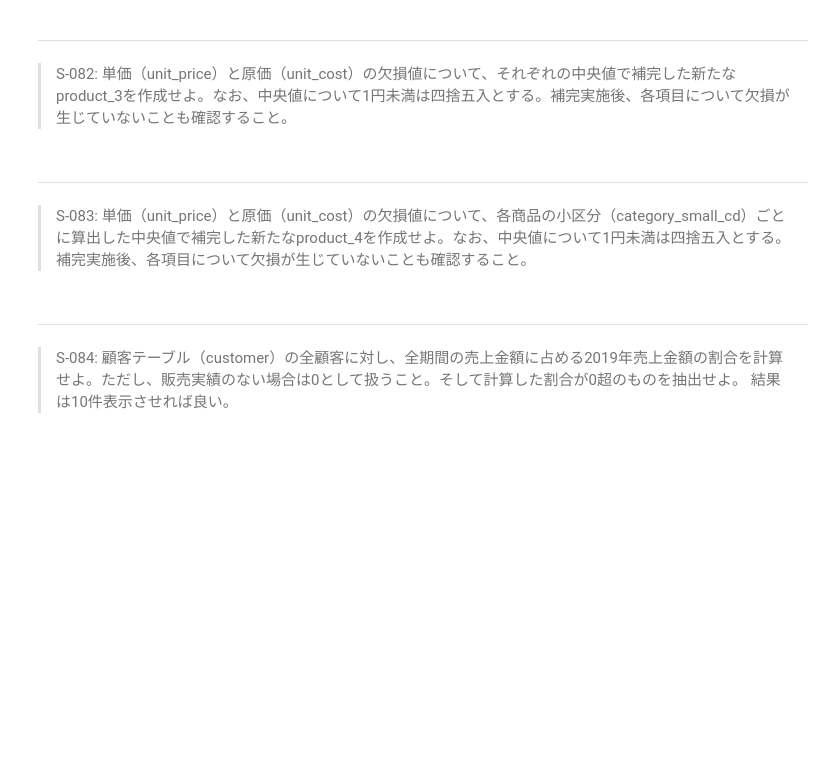
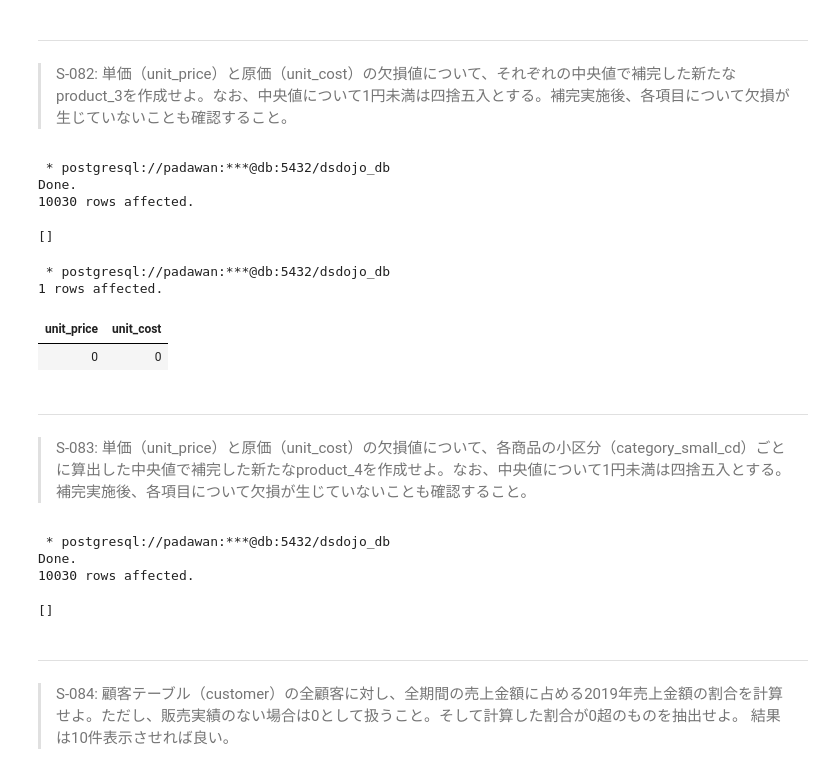
Before and after one commit to Toma0916/100knocks-preprocess, a Jupyter notebook: docker/work/preprocess_knock_SQL.ipynb, the cells around one changed output. Drawn from its saved outputs; the diff is of its cells as text; code cells hidden in the pictures; blank space fills up the shorter version.

```diff
--- a/docker/work/preprocess_knock_SQL.ipynb
+++ b/docker/work/preprocess_knock_SQL.ipynb
@@ -2173,3 +2209,43 @@ Done.
+# %%
+%%sql
+DROP TABLE IF EXISTS product_3;
+CREATE TABLE product_3 AS (
+    SELECT
+        product_cd,
+        category_major_cd,
+        category_medium_cd,
+        category_small_cd,
+        COALESCE(unit_price, price_med) AS unit_price,
+        COALESCE(unit_cost, cost_med) AS unit_cost
+    FROM
+        product
+    CROSS JOIN (
+        SELECT
+            ROUND(PERCENTILE_CONT(0.5) WITHIN GROUP(ORDER BY unit_price)) AS price_med,
+            ROUND(PERCENTILE_CONT(0.5) WITHIN GROUP(ORDER BY unit_cost)) AS cost_med
+        FROM
+            product
+    ) stats_product
+)
+# %% [output]
+ * postgresql://padawan:***@db:5432/dsdojo_db
+Done.
+10030 rows affected.
+[]
+# %%
+%%sql
+SELECT
+    SUM(CASE WHEN unit_price IS NULL THEN 1 ELSE 0 END) AS unit_price,
+    SUM(CASE WHEN unit_cost IS NULL THEN 1 ELSE 0 END) AS unit_cost
+FROM
+    product_3
+LIMIT
+    10
+# %% [output]
+ * postgresql://padawan:***@db:5432/dsdojo_db
+1 rows affected.
+| unit_price | unit_cost |
+| 0 | 0 |
 # %% [markdown]
 ---
 > S-083: 単価（unit_price）と原価（unit_cost）の欠損値について、各商品の小区分（category_small_cd）ごとに算出した中央値で補完した新たなproduct_4を作成せよ。なお、中央値について1円未満は四捨五入とする。補完実施後、各項目について欠損が生じていないことも確認すること。
@@ -2178,3 +2252,35 @@ Done.
+# %%
+%%sql
+DROP TABLE IF EXISTS product_4;
+CREATE TABLE product_4 AS (
+    WITH category_median AS (
+        SELECT
+            category_small_cd,
+            ROUND(PERCENTILE_CONT(0.5) WITHIN GROUP(ORDER BY unit_price)) AS med_price,
+            ROUND(PERCENTILE_CONT(0.5) WITHIN GROUP(ORDER BY unit_cost)) AS med_cost
+        FROM
+            product
+        GROUP BY
+            category_small_cd
+    )
+    SELECT
+        product_cd,
+        category_major_cd,
+        category_medium_cd,
+        category_small_cd,
+        COALESCE(unit_price, med_price) AS unit_price,
+        COALESCE(unit_cost, med_cost) AS unit_cost
+    FROM
+        product
+    JOIN
+        category_median
+    USING(category_small_cd)
+)
+# %% [output]
+ * postgresql://padawan:***@db:5432/dsdojo_db
+Done.
+10030 rows affected.
+[]
 # %% [markdown]
 ---
 > S-084: 顧客テーブル（customer）の全顧客に対し、全期間の売上金額に占める2019年売上金額の割合を計算せよ。ただし、販売実績のない場合は0として扱うこと。そして計算した割合が0超のものを抽出せよ。 結果は10件表示させれば良い。
```
Also changed, not shown: parts of 5 cells of this notebook.
